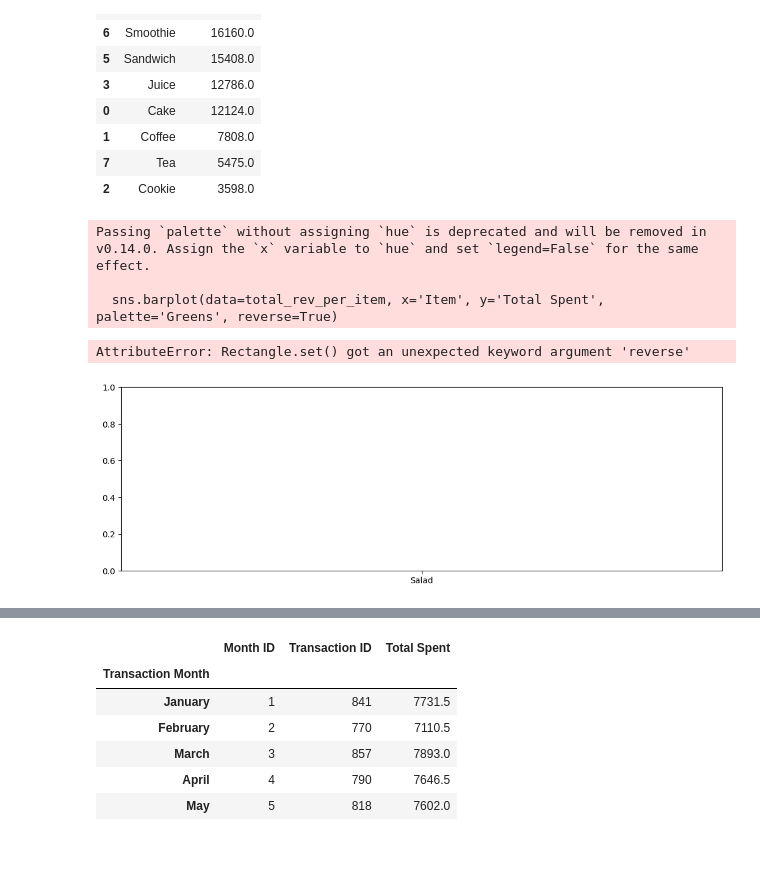
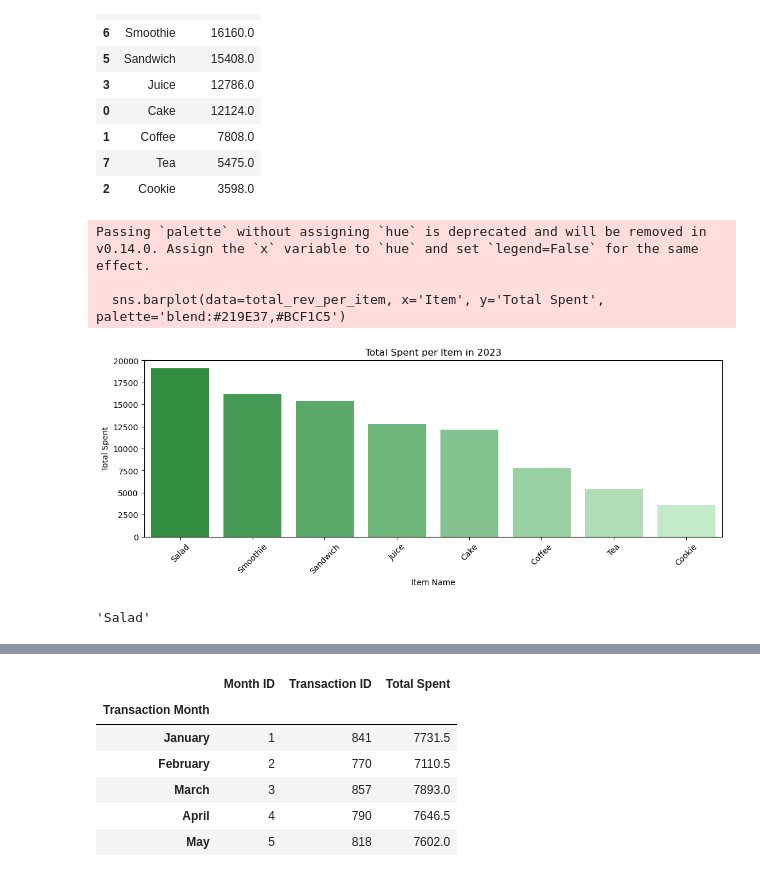
Before and after one commit to jeeenss/Data-Analysis-with-Python, a Jupyter notebook: Cafe_Sales/cafe_sales_analysis.ipynb, the cells around one changed output, grey strips where cells are left out. Drawn from its saved outputs; the diff is of its cells as text; code cells hidden in the pictures.

Commit message:
added visualization of most ordered item in 2023

```diff
--- a/Cafe_Sales/cafe_sales_analysis.ipynb
+++ b/Cafe_Sales/cafe_sales_analysis.ipynb
@@ -1090,15 +1090,19 @@ total_rev_per_item
 | 2 | Cookie | 3598.0 |
 # %%
 plt.figure(figsize=(13,4))
-sns.barplot(data=total_rev_per_item, x='Item', y='Total Spent', palette='Greens')
-plt.title("Total Revennue per Item in 2023")
+sns.barplot(data=total_rev_per_item, x='Item', y='Total Spent', palette='blend:#219E37,#BCF1C5')
+plt.title("Total Spent per Item in 2023")
 plt.xlabel('Item Name')
 plt.ylabel('Total Spent')
 plt.xticks(rotation=45)
 plt.show()
 # %% [output]
 Passing `palette` without assigning `hue` is deprecated and will be removed in v0.14.0. Assign the `x` variable to `hue` and set `legend=False` for the same effect.
 
-  sns.barplot(data=total_rev_per_item, x='Item', y='Total Spent', palette='Greens', reverse=True)
+  sns.barplot(data=total_rev_per_item, x='Item', y='Total Spent', palette='blend:#219E37,#BCF1C5')
-AttributeError: Rectangle.set() got an unexpected keyword argument 'reverse'
-[figure, old version]
+[figure, new version]
+# %%
+Highest_sales_ownby = total_rev_per_item.loc[total_rev_per_item['Total Spent'].idxmax(), 'Item']
+Highest_sales_ownby
+# %% [output]
+'Salad'
```
Also changed, not shown: parts of 7 cells of this notebook.
